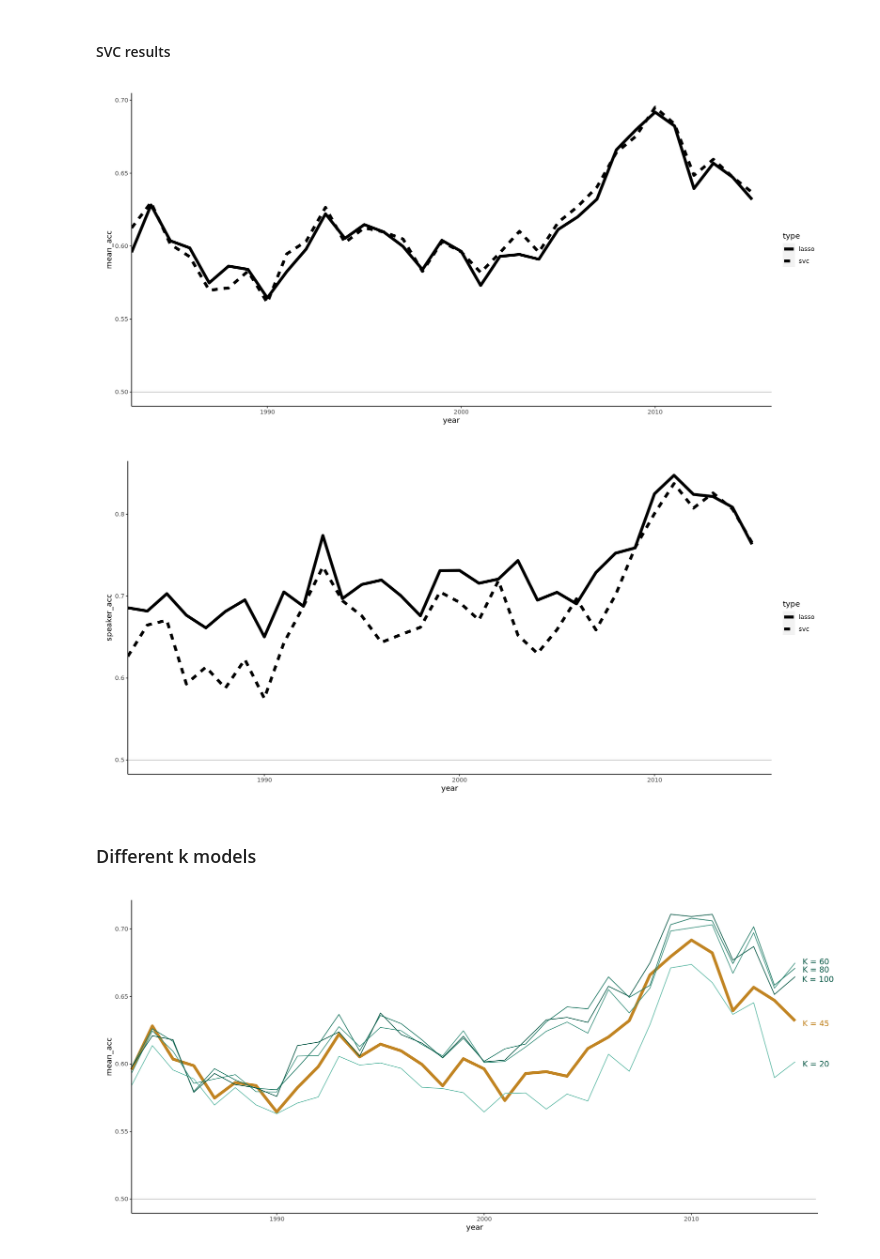
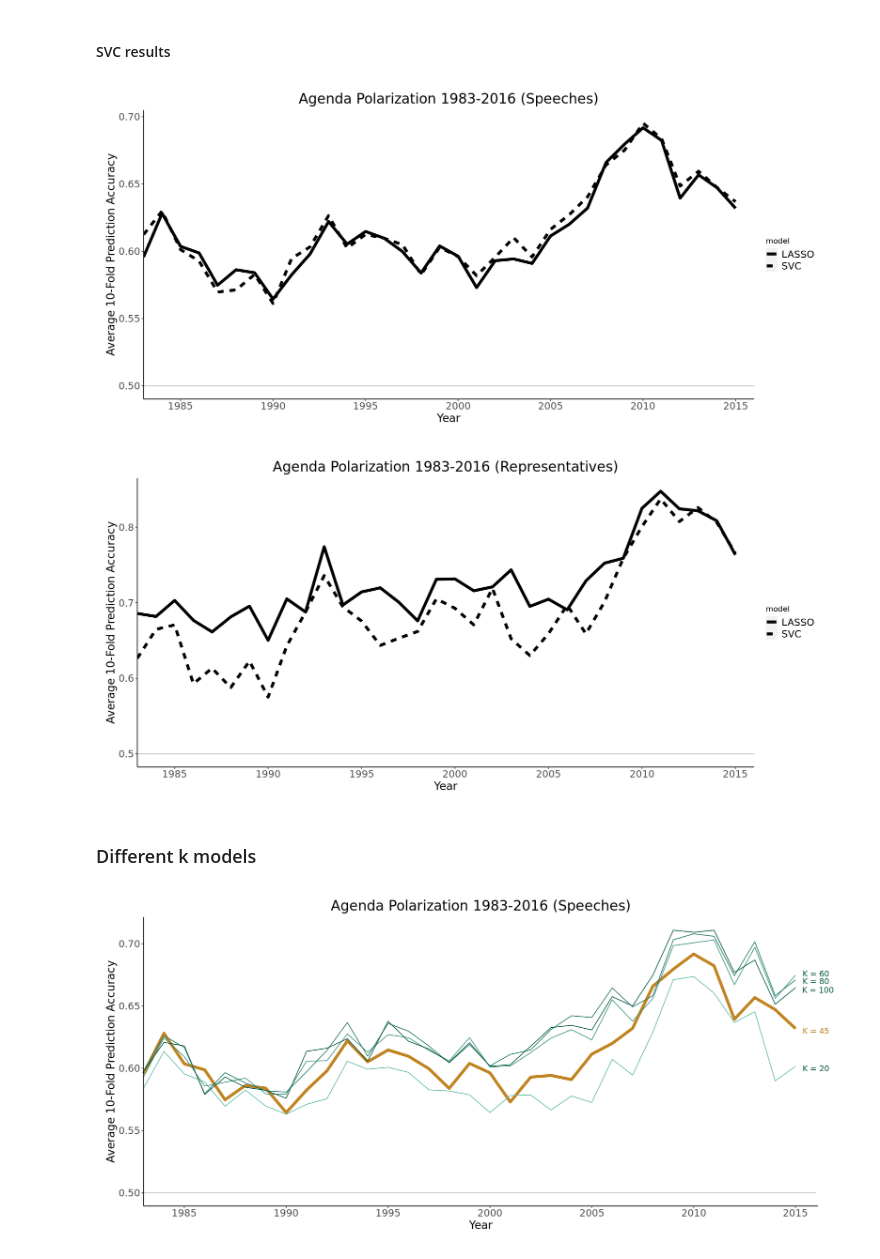
Before and after one commit to JM-Pearl/Dissertation, a Jupyter notebook: Visualize_classification_results.ipynb, the cells around one changed output. Saved outputs shown, nothing was run; the diff lists cells and outputs as text; code cells hidden in the pictures.

```diff
--- a/Visualize_classification_results.ipynb
+++ b/Visualize_classification_results.ipynb
@@ -31,3 +14,12 @@ options(repr.plot.width = 15, repr.plot.height = 7)
+# %%
+options(repr.plot.width = 15, repr.plot.height = 7)
+
+plot_theme = theme(panel.background = element_blank(),
+        plot.title = element_text(hjust = 0.5,size=20),
+        plot.margin = unit(c(1,3,1,1), "lines"),
+        axis.line = element_line(),
+        axis.title = element_text(size=16),
+        axis.text = element_text(size=14))
 # %%
 
 p = ggplot(combined,aes(x = year, y = mean_acc)) +
@@ -103,64 +97,70 @@ mean_pred %>%
 # %%
 svc = read.csv('Results/SVC.csv')
 # %%
-svc$type = 'svc'
-df$type = 'lasso'
+svc$model = 'SVC'
+df$model = 'LASSO'
 
-rbind(svc,df) %>%
-    ggplot(aes(x = year, y = mean_acc,linetype=type)) +
+df %>%
+select(-iter,-type) %>%
+rbind(svc) %>%
+    ggplot(aes(x = year, y = mean_acc,linetype=model)) +
     geom_line(size=2) +
     annotate('segment',x=1983,xend=2016,y=0.5,yend=0.5,color='grey') +
-    theme(panel.background = element_blank(),
-        plot.margin = unit(c(1,3,1,1), "lines"),
-        axis.line = element_line()) +
-    scale_x_continuous(expand = c(0,0))
+    plot_theme +
+    theme(legend.text = element_text(size=14)) +
+    scale_x_continuous(expand = c(0,0),breaks = seq(1980,2020,by=5)) +
+    ggtitle('Agenda Polarization 1983-2016 (Speeches)') +
+    xlab('Year') +
+    ylab('Average 10-Fold Prediction Accuracy')
 # %% [output]
-[figure, old version]
+[figure, new version]
 # %%
-svc$type = 'svc'
-df$type = 'lasso'
-
-rbind(svc,df) %>%
-    ggplot(aes(x = year, y = speaker_acc,linetype=type)) +
+df %>%
+    select(-iter,-type) %>%
+    rbind(svc) %>%
+    ggplot(aes(x = year, y = speaker_acc,linetype=model)) +
     geom_line(size=2) +
     annotate('segment',x=1983,xend=2016,y=0.5,yend=0.5,color='grey') +
-    theme(panel.background = element_blank(),
-        plot.margin = unit(c(1,3,1,1), "lines"),
-        axis.line = element_line()) +
-    scale_x_continuous(expand = c(0,0))
+    plot_theme +
+    theme(legend.text = element_text(size=14)) +
+    scale_x_continuous(expand = c(0,0),breaks = seq(1980,2020,by=5)) +
+    ggtitle('Agenda Polarization 1983-2016 (Representatives)') +
+    xlab('Year') +
+    ylab('Average 10-Fold Prediction Accuracy')
 # %% [output]
-[figure, old version]
+[figure, new version]
 # %% [markdown]
 ### Different k models
 # %%
 mods <- read.csv('Results/Robustness.csv')
 
 p <- mods %>%
     mutate(k = case_when(k == 45 ~ "k = 45",
                          k == 20 ~ 'k = 20',
                          k == 60 ~ 'k = 60',
                          k == 80 ~ 'k = 80',
                          k == 100 ~ 'k = 100'),
            k = factor(k,levels=c('k = 20','k = 45','k = 60','k = 80','k = 100')),
           type=ifelse(k == 'k = 45','a','b')) %>%
     ggplot(aes(x = year, y = mean_acc, color=k)) +
     geom_line(aes(size=type)) +
     annotate('segment',x=1983,xend=2016,y=0.5,yend=0.5,color='grey') +
-    theme(panel.background = element_blank(),
-        plot.margin = unit(c(1,3,1,1), "lines"),
-        axis.line = element_line(),
-        legend.position = 'None') +
-    scale_x_continuous(expand = c(0,0)) +
+    plot_theme +
+    theme(legend.position = 'None') +
+    scale_x_continuous(expand = c(0,0),breaks = seq(1980,2020,by=5)) +
     scale_size_manual(values=c(2,0.5)) +
     scale_color_manual(values=c('#64bba8','#c18422','#3f9380','#207864','#075745')) +
     annotate('text',label='K = 45',x=2016,y=0.63,size=4,color='#c18422') +
     annotate('text',label='K = 20',x=2016,y=0.60,size=4,color='#075745') +
     annotate('text',label='K = 60',x=2016,y=0.676,size=4,color='#075745') +
     annotate('text',label='K = 80',x=2016,y=0.67,size=4,color='#075745') +
-    annotate('text',label='K = 100',x=2016.1,y=0.663,size=4,color='#075745')
+    annotate('text',label='K = 100',x=2016.1,y=0.663,size=4,color='#075745') +
+    ggtitle('Agenda Polarization 1983-2016 (Speeches)') +
+      xlab('Year') +
+      ylab('Average 10-Fold Prediction Accuracy')
 
 gt <- ggplotGrob(p)
 gt$layout$clip[gt$layout$name == "panel"] <- "off"
 grid.draw(gt)
 # %% [output]
-[figure, old version]
+[figure, new version]
```
Also changed, not shown: parts of 6 cells of this notebook.
